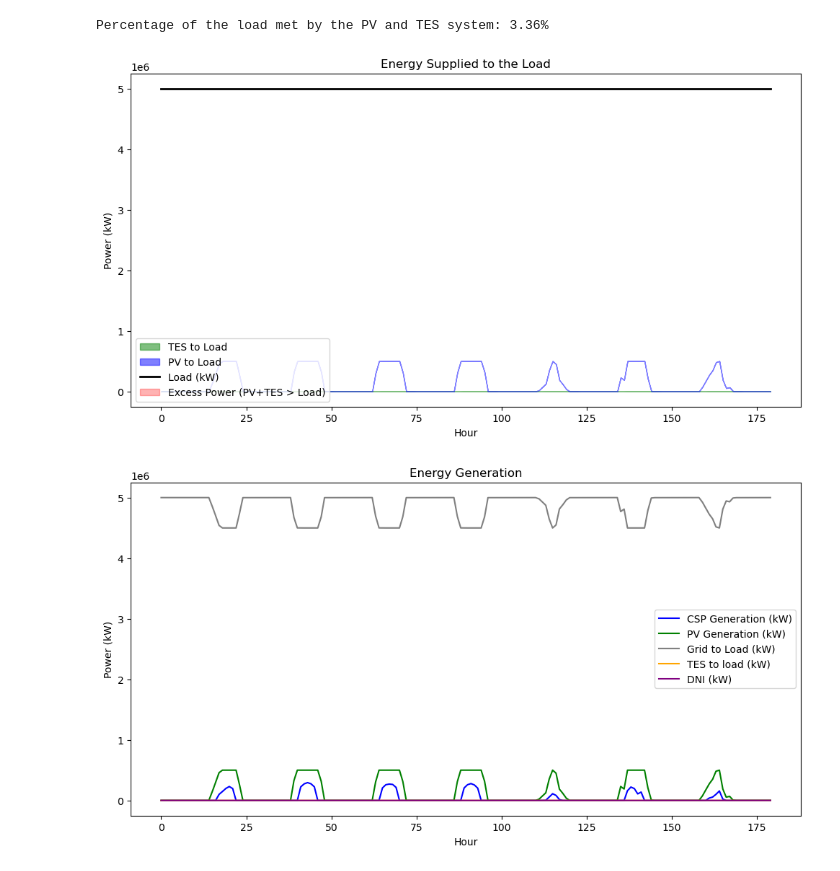
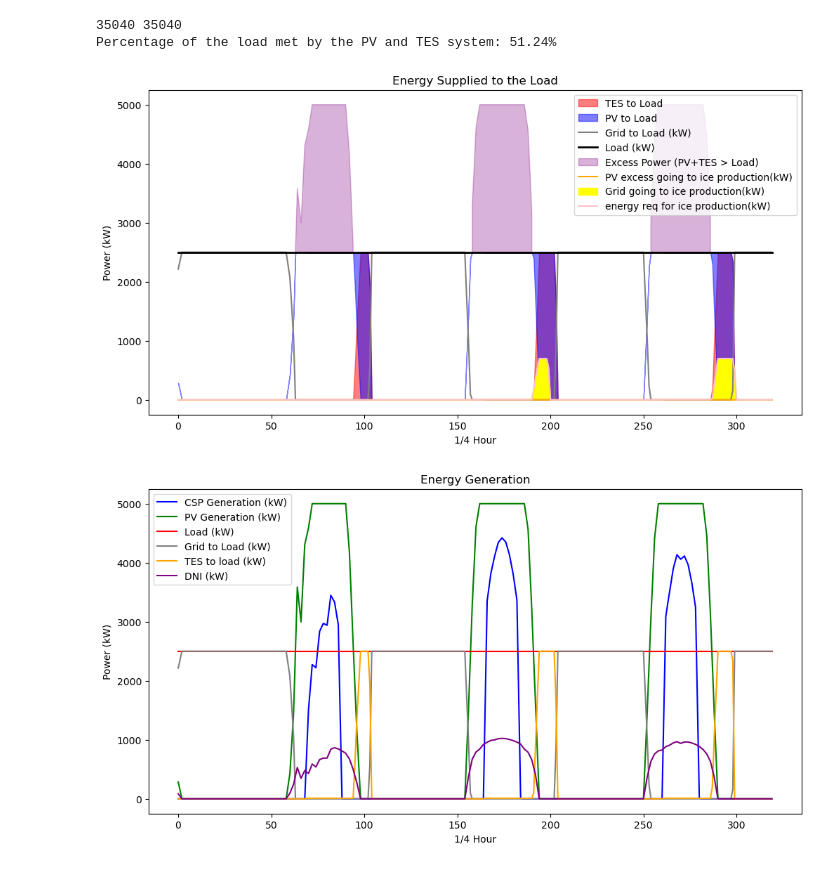
Before and after one commit to taylorlynnejohnson/Hybridized_system_TEA, a Jupyter notebook: TEA_new.ipynb, the cells around one changed output. Saved outputs shown, nothing was run; the diff lists cells and outputs as text; code cells hidden in the pictures.

```diff
--- a/TEA_new.ipynb
+++ b/TEA_new.ipynb
@@ -23,7 +23,8 @@ warnings.filterwarnings('ignore')
 #%% System Constants and Parameters
 #key = 'luke_test' # Define a key to associate with data
 #save_path = 'D:\Models\8760_ESS' # Define path to save data/figures to
-interval = 60
+interval = 30
+interpolating = True
 # TMY Data Setup and PVlib Location
 
 # gets coordinates given a location - default Page AZ
@@ -36,7 +37,7 @@ def get_location_coordinates(plant_location = "Page, Arizona"):
             print("error: geocode failed :( try another location "%(plant_location, e.message))
 
 # retrieves tmy data from NSRDB for given coordinates and year
-def get_tmy_data(lat, lon, year, interval=30, api_key = "Ay1bsdBsLr9ObP8gfuatHzoEU2pmOSXfwVWUcXCp"):
+def get_tmy_data(lat, lon, year, interval, api_key = "Ay1bsdBsLr9ObP8gfuatHzoEU2pmOSXfwVWUcXCp"):
     attributes = 'ghi,dhi,dni,wind_speed,air_temperature,solar_zenith_angle'
     leap_year = 'false'
     interval = interval
@@ -66,6 +67,5 @@ theta_z = data['Solar Zenith Angle']
 amb_temp = data['Temperature']
 year,month,day,hour,minute = data['Year'],data['Month'], data['Day'], data['Hour'],data['Minute']  # time data
 tz = get_timezone(latitude,longitude)
-no_ts = 1
 # %%
 ############################################################### Define study parameters ###############################################################
@@ -267,5 +273,14 @@ def csp_performance_simulation(dni_data,amb_temp,tilt):
 #csp_thermal_power = dni_data/1000 * collecting_area * eff_csp  # CSP thermal power [kW]
 #print(f'Old model: {np.sum(csp_thermal_power)}')
 csp_thermal_power,AOI, sol_zen_ang,collection_fraction,acceptance_angle = csp_performance_simulation(dni_data,amb_temp,tilt)
-print(np.sum(CSP_gen))
-print(np.sum(hourly_pv_output))
+
+def interpolate_performance_data(arr):
+    new_indices = np.linspace(0, len(arr) - 1, 2 * len(arr))
+    interpolated_data = np.interp(new_indices, np.arange(len(arr)), arr)
+    return interpolated_data
+
+if interpolating:
+    csp_thermal_power = interpolate_performance_data(csp_thermal_power)
+    hourly_pv_output = interpolate_performance_data(hourly_pv_output)
+    amb_temp = interpolate_performance_data(amb_temp)
+    dni_data = interpolate_performance_data(dni_data)
@@ -402,49 +437,55 @@ Load met percentage with charge_tes_with_pv_excess=True: 3.4
 # %%
 ################################################################### Plotting ##########################################################################
-display = 180
+display = 80*no_ts
+plt.figure(figsize=(12, 6))
+print(len(hrs),len(tes_to_grid))
+plt.fill_between(hrs[0:display], 0, tes_to_grid[0:display], color='red', alpha=0.5, label='TES to Load')
+plt.fill_between(hrs[0:display], pv_to_grid[0:display], combined_power_to_grid[0:display], color='blue', alpha=0.5, label='PV to Load')
+plt.plot(hrs[0:display], grid_power_required[0:display], label='Grid to Load (kW)', color='gray')
+plt.plot(hrs[0:display], load[0:display], label='Load (kW)', color='black', linewidth=2)
+plt.fill_between(hrs[0:display], load[0:display], combined_power[0:display], where=(combined_power[0:display] > load[0:display]), color='purple', alpha=0.3, label='Excess Power (PV+TES > Load)')
+plt.plot(hrs[0:display], pv_excess_contribution_to_ice_annual[0:display], label='PV excess going to ice production(kW)', color='orange')
+plt.fill_between(hrs[0:display], grid_contribution_to_ice_annual[0:display], label='Grid going to ice production(kW)', color='yellow')
+plt.plot(hrs[0:display], total_energy_req_for_ice[0:display], label='energy req for ice production(kW)', color='pink')
 
-plt.figure(figsize=(12, 6))
-plt.fill_between(hrs[0:display], 0, tes_to_grid[0:display], color='green', alpha=0.5, label='TES to Load')
-plt.fill_between(hrs[0:display], pv_to_grid[0:display], combined_power_to_grid[0:display], color='blue', alpha=0.5, label='PV to Load')
-plt.plot(hrs[0:display], load[0:display], label='Load (kW)', color='black', linewidth=2)
-plt.fill_between(hrs[0:display], load[0:display], combined_power[0:display], where=(combined_power[0:display] > load[0:display]), color='red', alpha=0.3, label='Excess Power (PV+TES > Load)')
 
-plt.xlabel('Hour')
+plt.xlabel(timeunit)
 plt.ylabel('Power (kW)')
 plt.title('Energy Supplied to the Load')
 plt.legend()
 
 plt.figure(figsize=(12, 6))
 plt.plot(hrs[0:display], CSP_gen[0:display], label='CSP Generation (kW)', color='blue')
 plt.plot(hrs[0:display], hourly_pv_output[0:display], label='PV Generation (kW)', color='green')
-#plt.plot(hrs[0:display], load[0:display], label='Load (kW)', color='red')
+plt.plot(hrs[0:display], load[0:display], label='Load (kW)', color='red')
 plt.plot(hrs[0:display], grid_power_required[0:display], label='Grid to Load (kW)', color='gray')
 plt.plot(hrs[0:display], tes_to_grid[0:display], label='TES to load (kW)', color='orange')
 plt.plot(hrs[0:display], dni_data[0:display], label= 'DNI (kW)', color='purple')
 
-plt.xlabel('Hour')
+plt.xlabel(timeunit)
 plt.ylabel('Power (kW)')
 plt.title('Energy Generation')
 plt.legend()
 
-plt.figure(figsize=(12, 6))
+"""plt.figure(figsize=(12, 6))
 plt.plot(hrs[0:display], yearly_tes_stored[0:display], label='TES Stored Energy (kWh)', color='blue')
-plt.xlabel('Hour')
+plt.xlabel(timeunit)
 plt.ylabel('Stored Energy (kWh)')
 plt.title('TES Stored Energy')
 plt.legend()
 plt.grid(True)
 
 plt.figure(figsize=(12, 6))
-plt.plot(hrs[0:display], dni_data[0:display], label='dni ()', color='blue')
-plt.xlabel('Hour')
+plt.plot(hrs[0:display], hourly_pv_output[0:display], label='pv ()', color='blue')
+plt.xlabel(timeunit)
 plt.ylabel(' ')
-plt.title('DNI Data')
+plt.title('PV annual output')
 #"plt.legend()
-plt.grid(True)
+plt.grid(True)"""
 
 print(f"Percentage of the load met by the PV and TES system: {load_met_percentage:.2f}%")
 # %% [output]
-Percentage of the load met by the PV and TES system: 3.36%
+35040 35040
+Percentage of the load met by the PV and TES system: 51.24%
-[figure, old version]
+[figure, new version]
-[figure, old version]
+[figure, new version]
```
Also changed, not shown: parts of 5 cells of this notebook.
